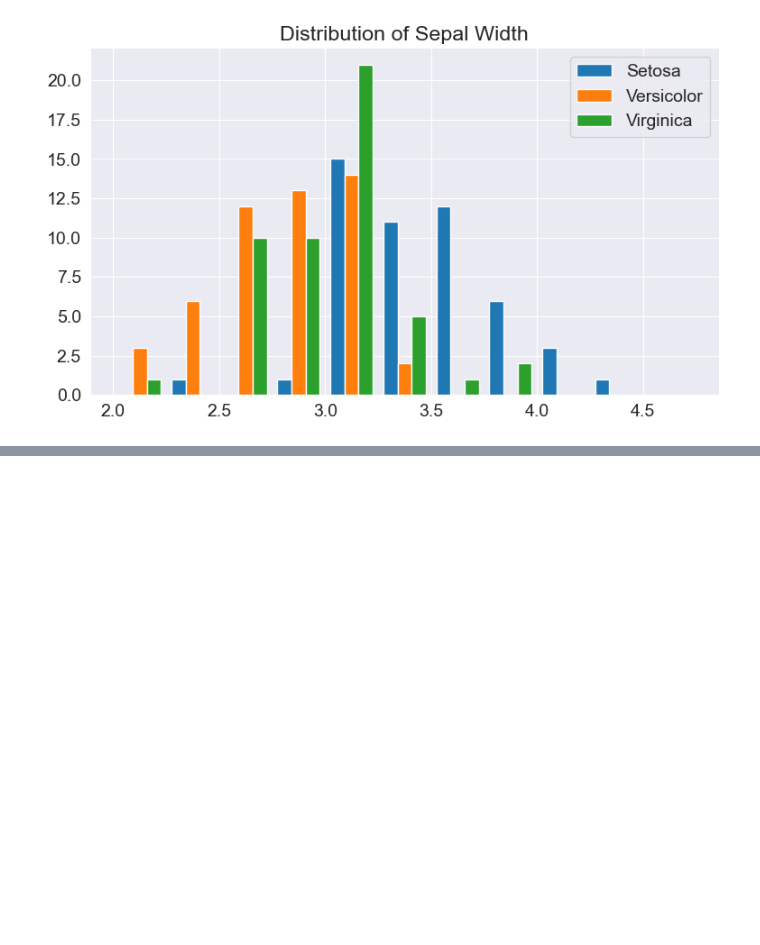
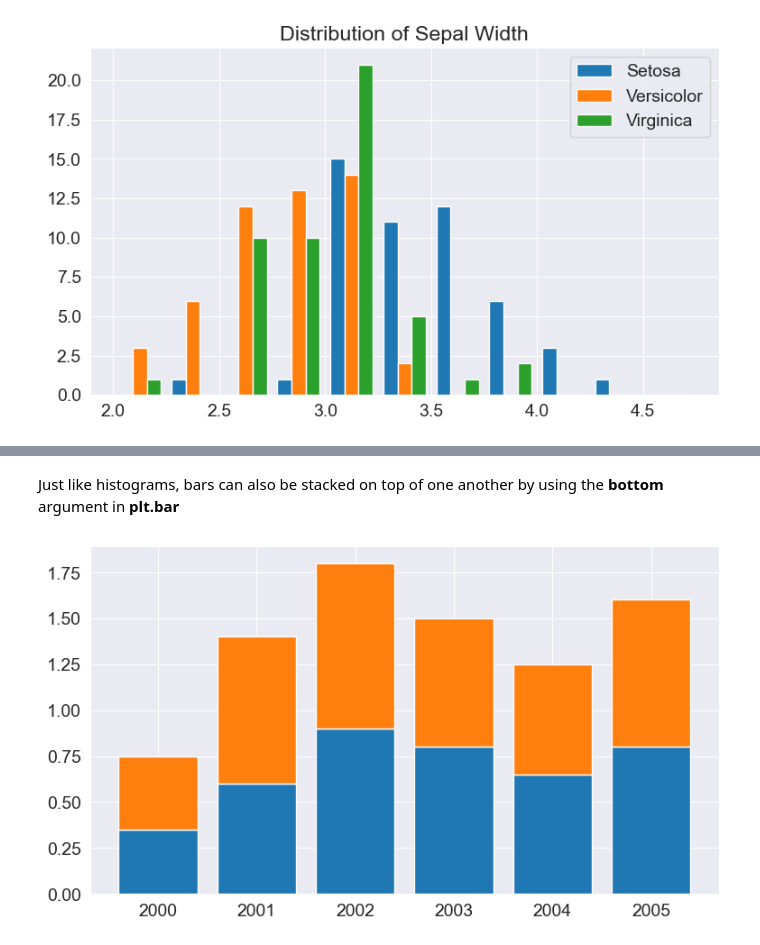
Before and after one commit to piyush-verma020/Data-Analysis, a Jupyter notebook: matplotlib_seaborn_(notes).ipynb, the cells around one changed output, grey strips where cells are left out. Cells and saved outputs as stored; diff of their text form; code cells hidden in the pictures; blank space fills up the shorter version.

```diff
--- a/matplotlib_seaborn_(notes).ipynb
+++ b/matplotlib_seaborn_(notes).ipynb
@@ -502,0 +525,7 @@ plt.show()
+# %% [markdown]
+Just like histograms, bars can also be stacked on top of one another by using the **bottom** argument in **plt.bar**
+# %%
+plt.bar(years,apples);
+plt.bar(years, oranges, bottom=apples);
+# %% [output]
+[figure, added]
```
Also changed, not shown: parts of 30 cells of this notebook.
